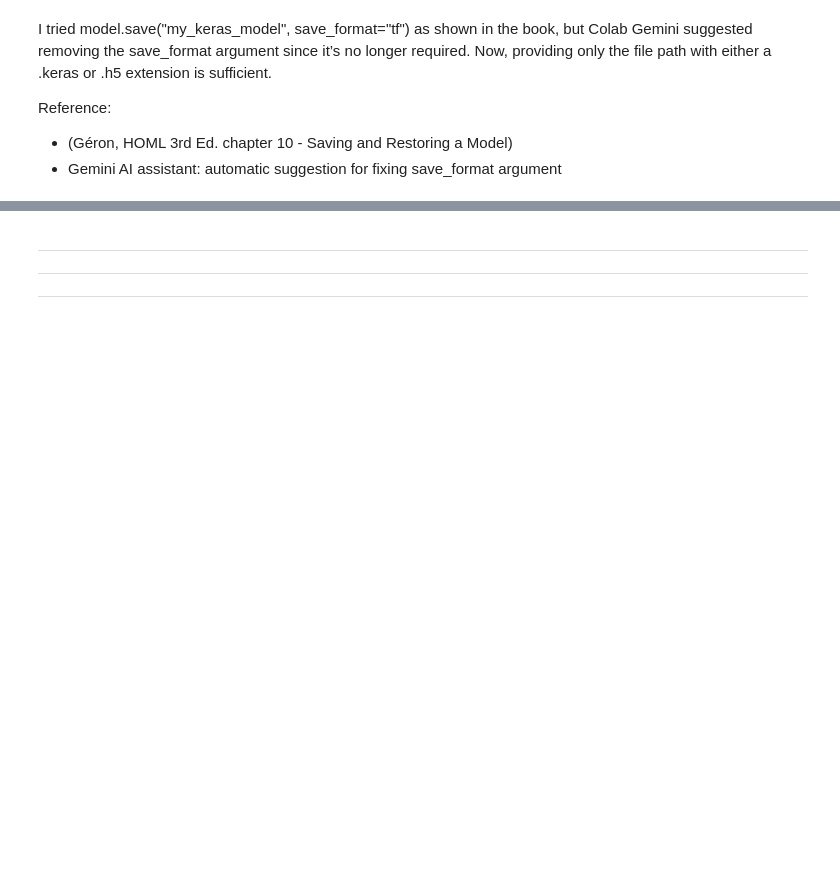
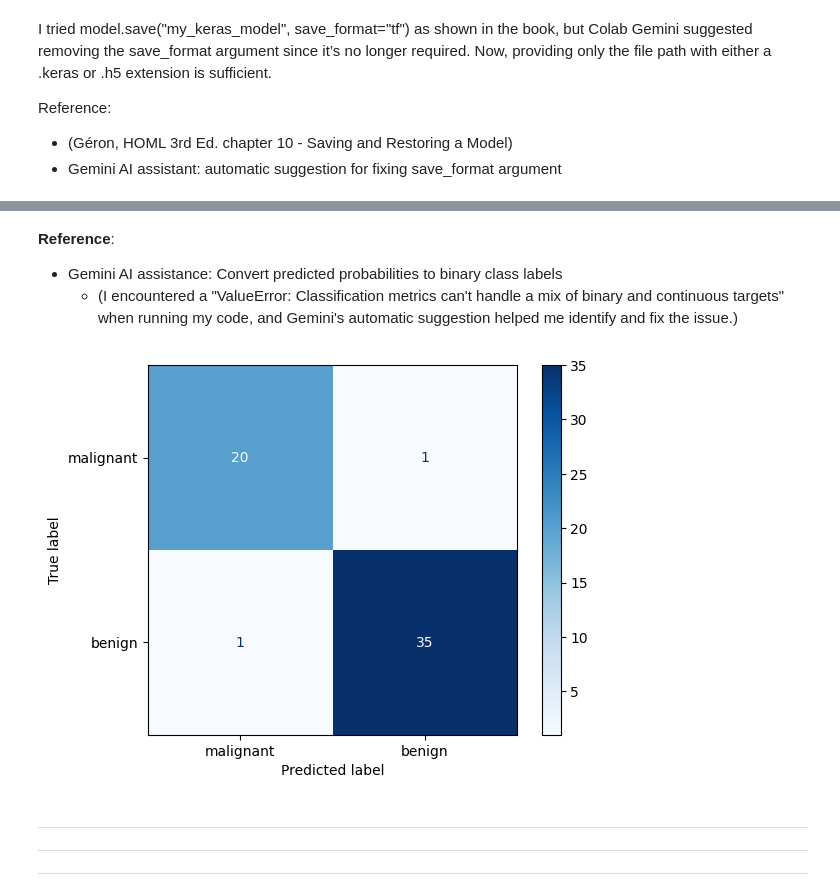
Before and after one commit to sk-0226/assignmt_2, a Jupyter notebook: zID_Project_02.ipynb, the cells around one changed output, grey strips where cells are left out. Cells and saved outputs as stored; diff of their text form; code cells hidden in the pictures; blank space fills up the shorter version.

Commit message:
evaluate, predict, classification report

```diff
--- a/zID_Project_02.ipynb
+++ b/zID_Project_02.ipynb
@@ -564,0 +615,4 @@ import keras_tuner as kt
+# %%
+# Check the best hyperparameters found by the tuner to understand what worked well
+top3_models = random_search_tuner.get_best_models(num_models=3)
+best_model = top3_models[0]
@@ -564,0 +646,3 @@ import keras_tuner as kt
+# %%
+# Train the best_model
+best_model.fit(X_train_scaled, y_train, epochs=10)
@@ -575,0 +710,10 @@ Reference:
+# %%
+# Get predictions on the test set
+# outputs the predicted values (probabilities) for each test sample.
+y_pred = best_model.predict(X_test_scaled)
+# This returns an array of predicted probabilities
+ # (because your model’s output layer uses a sigmoid for binary classification, these values will be between 0 and 1).
+print(y_pred[:10])  # Prints the first 10 predicted probabilities
+
+# Each number is the model’s estimated probability that the sample belongs
+#to the positive class (usually class 1). To get predicted classes (0 or 1), you’d typically apply a threshold like 0.5.
@@ -575,0 +732,9 @@ Reference:
+# %%
+# Calculate Precision, Recall, F1-score
+from sklearn.metrics import classification_report
+import numpy as np
+
+# Convert predicted probabilities to binary class labels using a threshold 0.5
+y_pred_binary = (y_pred > 0.5).astype(int)   # Gemini AI assistance: automatic suggestion
+
+print(classification_report(y_test, y_pred_binary, target_names=cancer.target_names))
@@ -576,3 +754,19 @@ Reference:
+# %% [markdown]
+**Reference**:
+- Gemini AI assistance: Convert predicted probabilities to binary class labels
+  - (I encountered a "ValueError: Classification metrics can't handle a mix of binary and continuous targets"  when running my code, and Gemini's automatic suggestion helped me identify and fix the issue.)
+# %%
+# Plot Confusion Matrix
+from sklearn.metrics import confusion_matrix, ConfusionMatrixDisplay
+import matplotlib.pyplot as plt
+
+cm = confusion_matrix(y_test, y_pred_binary)
+disp = ConfusionMatrixDisplay(confusion_matrix=cm, display_labels=cancer.target_names)
+
+disp.plot(cmap=plt.cm.Blues)
+plt.show()
+# %% [output]
+[figure, added]
 # %% [markdown]
 
 
```
Also changed, not shown: parts of 28 cells of this notebook.
